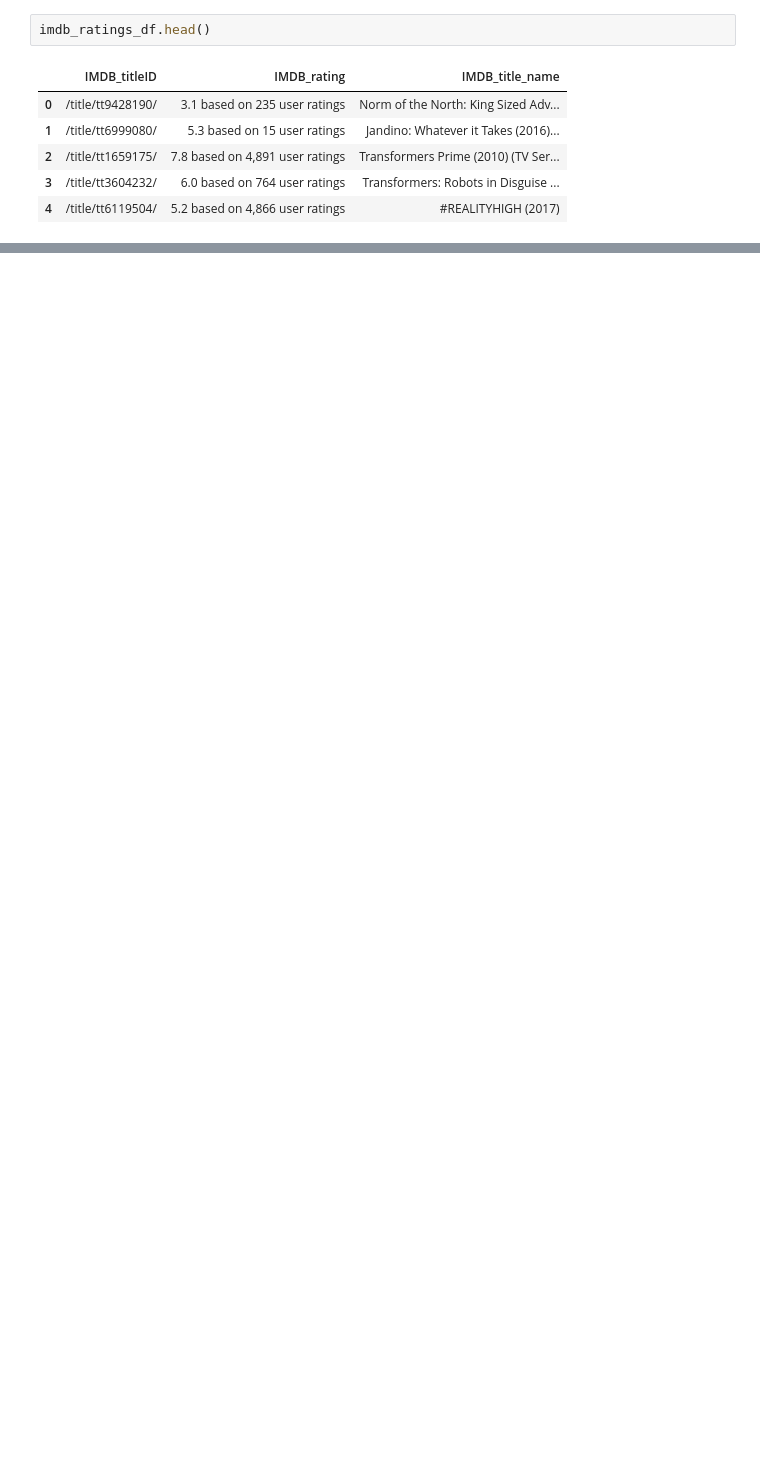
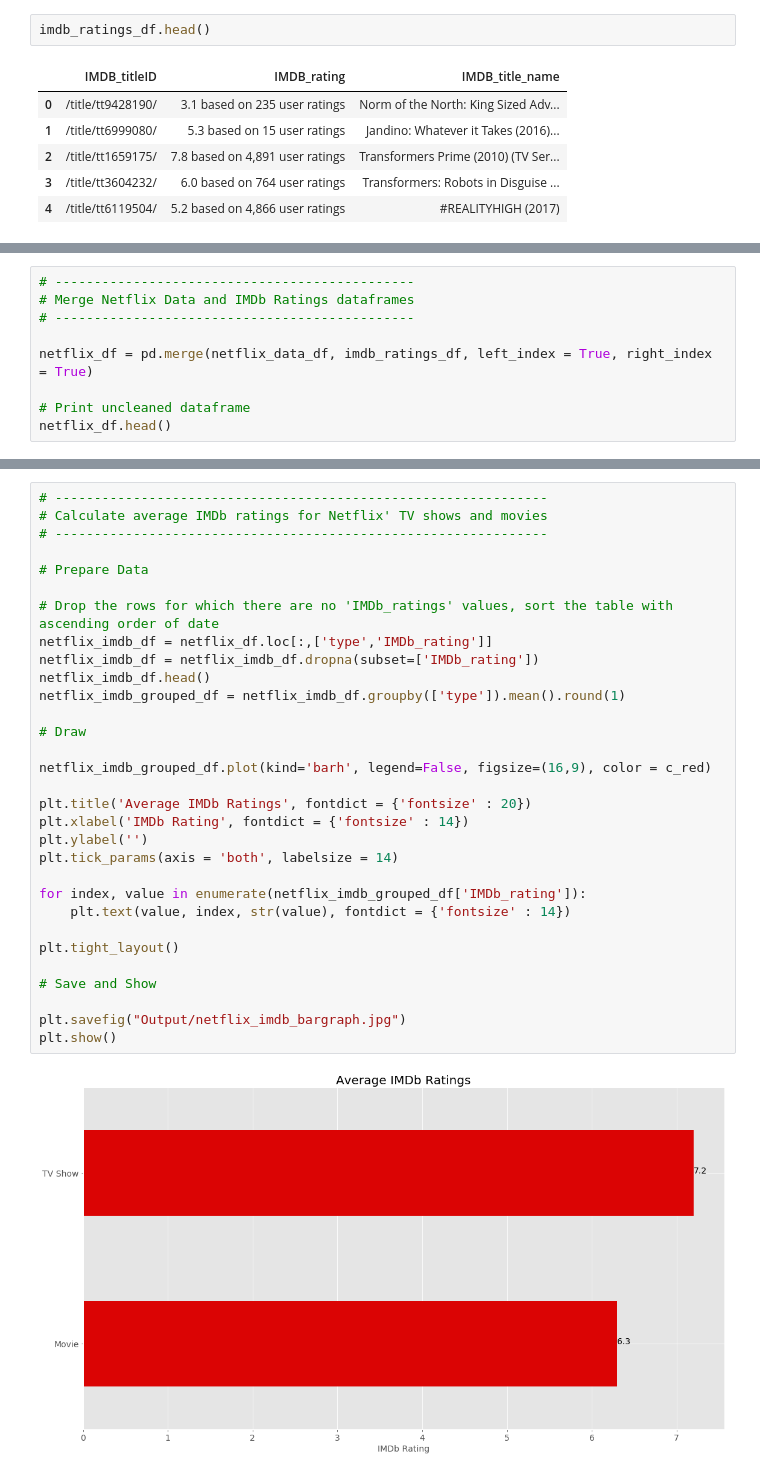
Before and after one commit to nayaksom/720c_python_project, a Jupyter notebook: 720C_Final_Project_Analysis.ipynb, the cells around one changed output, grey strips where cells are left out. Cells and saved outputs as stored; diff of their text form; blank space fills up the shorter version.

```diff
--- a/720C_Final_Project_Analysis.ipynb
+++ b/720C_Final_Project_Analysis.ipynb
@@ -38,0 +103,9 @@ imdb_ratings_df.head()
+# %%
+# ----------------------------------------------
+# Merge Netflix Data and IMDb Ratings dataframes
+# ----------------------------------------------
+
+netflix_df = pd.merge(netflix_data_df, imdb_ratings_df, left_index = True, right_index = True)
+
+# Print uncleaned dataframe
+netflix_df.head()
@@ -38,0 +197,33 @@ imdb_ratings_df.head()
+# %%
+# ---------------------------------------------------------------
+# Calculate average IMDb ratings for Netflix' TV shows and movies
+# ---------------------------------------------------------------
+
+# Prepare Data
+
+# Drop the rows for which there are no 'IMDb_ratings' values, sort the table with ascending order of date
+netflix_imdb_df = netflix_df.loc[:,['type','IMDb_rating']]
+netflix_imdb_df = netflix_imdb_df.dropna(subset=['IMDb_rating'])
+netflix_imdb_df.head()
+netflix_imdb_grouped_df = netflix_imdb_df.groupby(['type']).mean().round(1)
+
+# Draw
+
+netflix_imdb_grouped_df.plot(kind='barh', legend=False, figsize=(16,9), color = c_red)
+
+plt.title('Average IMDb Ratings', fontdict = {'fontsize' : 20})
+plt.xlabel('IMDb Rating', fontdict = {'fontsize' : 14})
+plt.ylabel('')
+plt.tick_params(axis = 'both', labelsize = 14)
+
+for index, value in enumerate(netflix_imdb_grouped_df['IMDb_rating']):
+    plt.text(value, index, str(value), fontdict = {'fontsize' : 14})
+
+plt.tight_layout()
+
+# Save and Show
+
+plt.savefig("Output/netflix_imdb_bargraph.jpg")
+plt.show()
+# %% [output]
+[figure, added]
```
Also changed, not shown: parts of 16 cells of this notebook.
